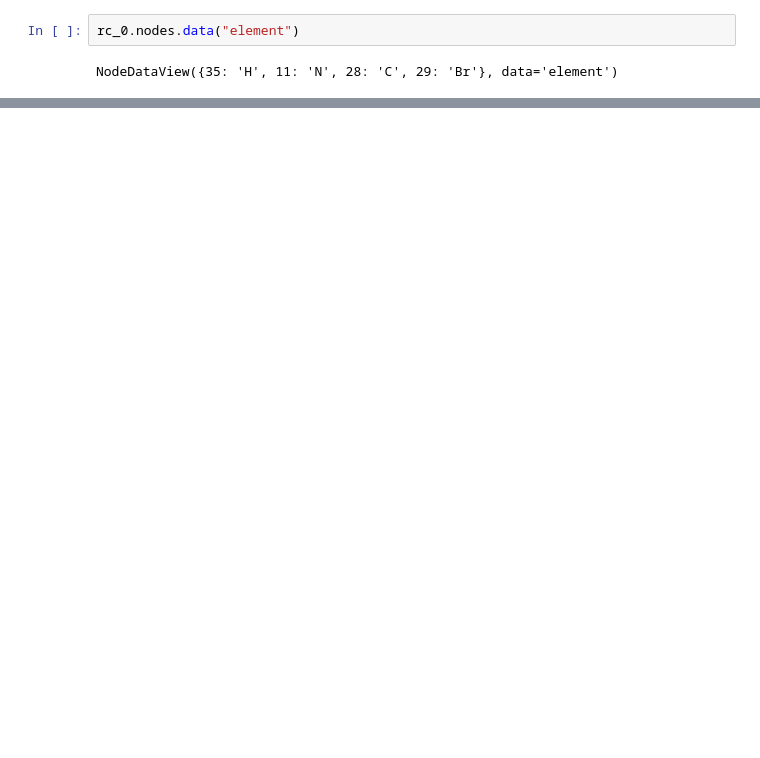
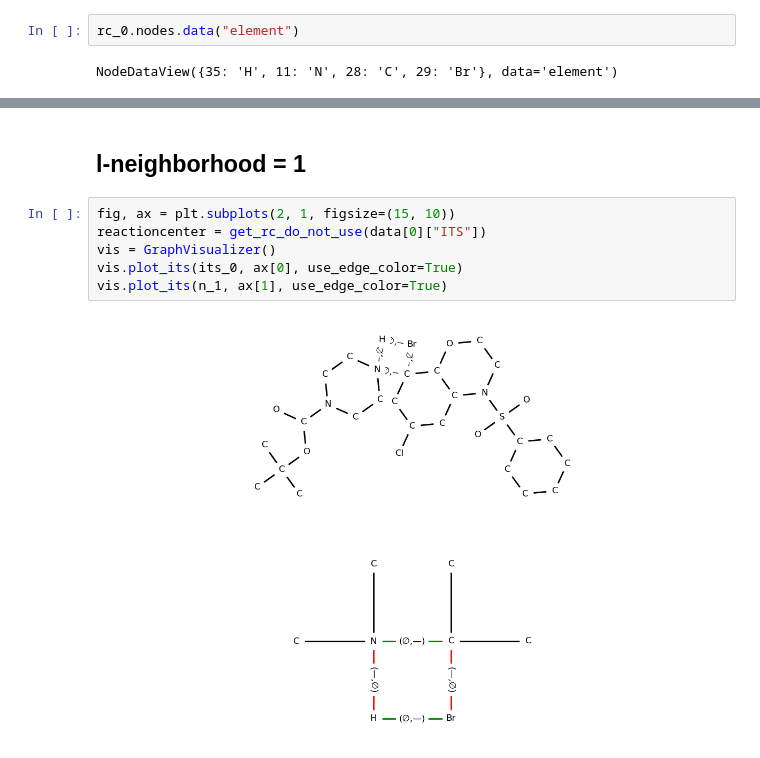
Before and after one commit to sl0wl1/graph_theory_university, a Jupyter notebook: visualize_graphs.ipynb, the cells around one changed output, grey strips where cells are left out. Saved outputs shown, nothing was run; the diff lists cells and outputs as text; blank space fills up the shorter version.

```diff
--- a/visualize_graphs.ipynb
+++ b/visualize_graphs.ipynb
@@ -79,0 +71,10 @@ rc_0.graph
+# %% [markdown]
+## l-neighborhood = 1
+# %%
+fig, ax = plt.subplots(2, 1, figsize=(15, 10))
+reactioncenter = get_rc_do_not_use(data[0]["ITS"])
+vis = GraphVisualizer()
+vis.plot_its(its_0, ax[0], use_edge_color=True)
+vis.plot_its(n_1, ax[1], use_edge_color=True)
+# %% [output]
+[figure, added]
```
Also changed, not shown: parts of 23 cells of this notebook, 3 other files.
